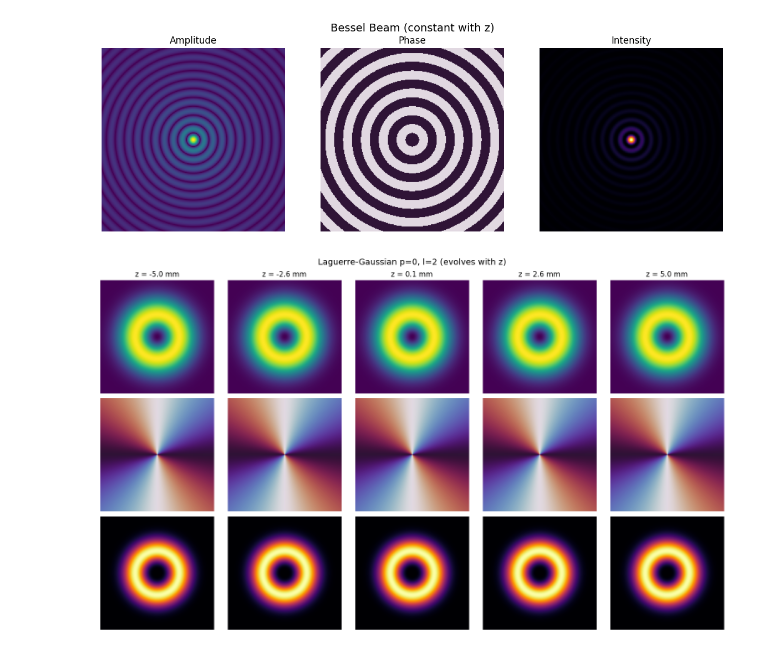
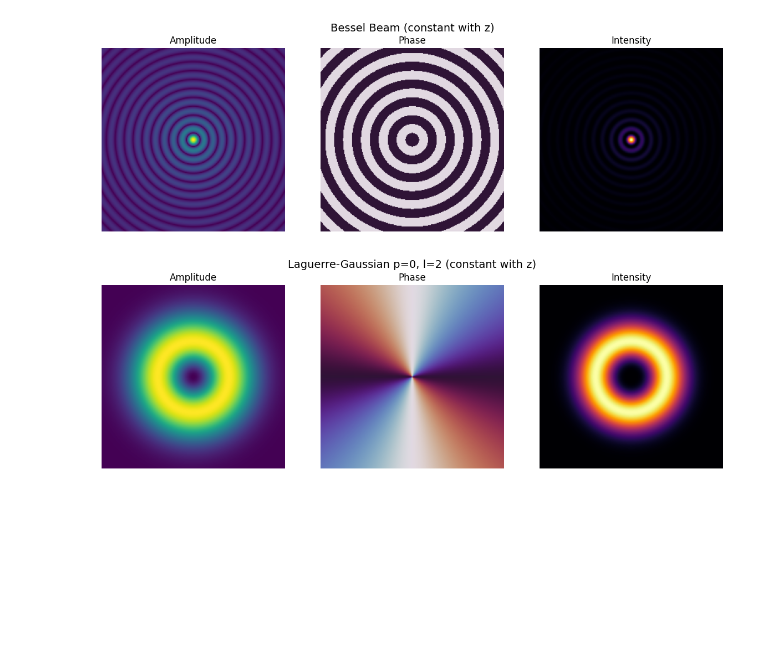
Before and after one commit to debangshu-mukherjee/janssen, a Jupyter notebook: tutorials/DifferentBeams.ipynb, the cells around one changed output. Saved outputs shown, nothing was run; the diff lists cells and outputs as text; code cells hidden in the pictures; blank space fills up the shorter version.

```diff
--- a/tutorials/DifferentBeams.ipynb
+++ b/tutorials/DifferentBeams.ipynb
@@ -141,17 +132,15 @@ plot_optical_wavefront(bessel, "Bessel Beam (constant with z)")
 # %% [output]
 [figure]
 # %%
-laguerre = jns.models.propagate_beam(
-    beam_type="laguerre_gaussian",
-    z_positions=z_positions,
+laguerre = jns.models.laguerre_gaussian(
     wavelength=wavelength,
     dx=dx,
     grid_size=grid_size,
     waist=50e-6,
     p=0,
     l=2,
 )
-plot_propagating_wavefront(laguerre, "Laguerre-Gaussian p=0, l=2 (evolves with z)")
+plot_optical_wavefront(laguerre, "Laguerre-Gaussian p=0, l=2 (constant with z)")
 # %% [output]
-[figure, old version]
+[figure, new version]
 # %%
```
Also changed, not shown: parts of 6 cells of this notebook, 4 other files.
